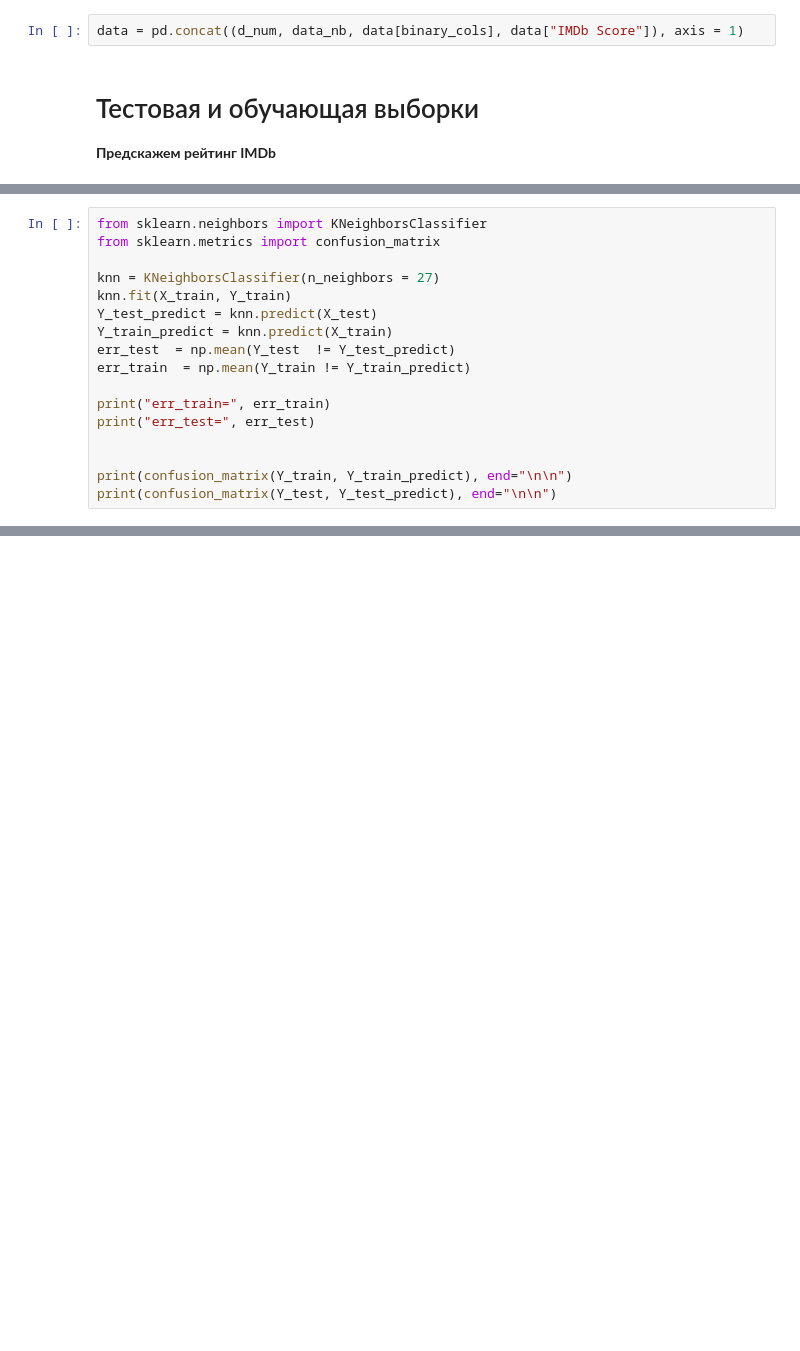
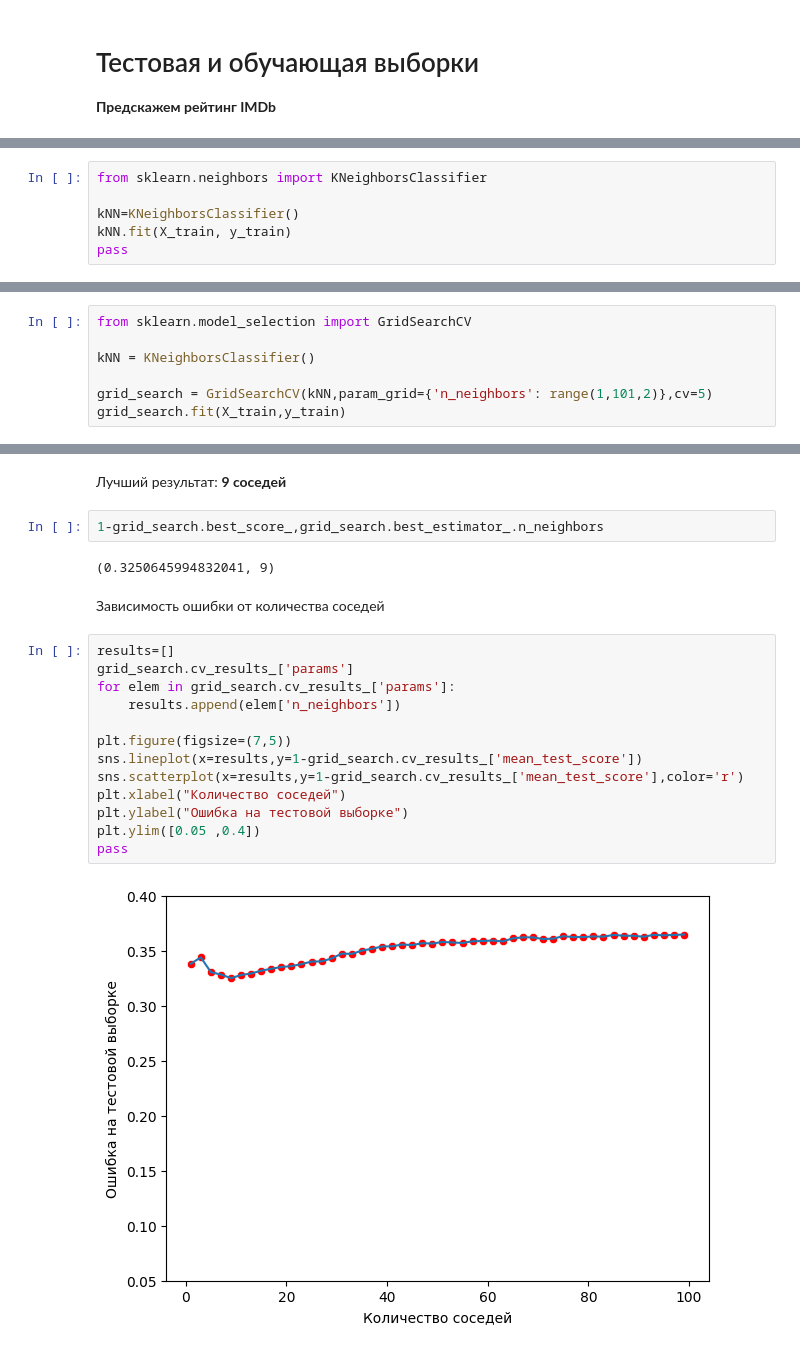
Before and after one commit to notnvm/ML-course, a Jupyter notebook: ml_start.ipynb, the cells around one changed output, grey strips where cells are left out. Saved outputs shown, nothing was run; the diff lists cells and outputs as text; blank space fills up the shorter version.

```diff
--- a/ml_start.ipynb
+++ b/ml_start.ipynb
@@ -313,5 +414,3 @@ d_num
-# %%
-data = pd.concat((d_num, data_nb, data[binary_cols], data["IMDb Score"]), axis = 1)
 # %% [markdown]
 # Тестовая и обучающая выборки
 **Предскажем рейтинг IMDb**
@@ -343,17 +435,0 @@ Y_train = Y_train.astype("int")
-# %%
-from sklearn.neighbors import KNeighborsClassifier
-from sklearn.metrics import confusion_matrix
-
-knn = KNeighborsClassifier(n_neighbors = 27)
-knn.fit(X_train, Y_train)
-Y_test_predict = knn.predict(X_test)
-Y_train_predict = knn.predict(X_train)
-err_test  = np.mean(Y_test  != Y_test_predict)
-err_train  = np.mean(Y_train != Y_train_predict)
-
-print("err_train=", err_train)
-print("err_test=", err_test)
-
-
-print(confusion_matrix(Y_train, Y_train_predict), end="\n\n")
-print(confusion_matrix(Y_test, Y_test_predict), end="\n\n")
@@ -359,0 +438,6 @@ print(confusion_matrix(Y_test, Y_test_predict), end="\n\n")
+# %%
+from sklearn.neighbors import KNeighborsClassifier
+
+kNN=KNeighborsClassifier()
+kNN.fit(X_train, y_train)
+pass
@@ -359,0 +455,7 @@ print(confusion_matrix(Y_test, Y_test_predict), end="\n\n")
+# %%
+from sklearn.model_selection import GridSearchCV
+
+kNN = KNeighborsClassifier()
+
+grid_search = GridSearchCV(kNN,param_grid={'n_neighbors': range(1,101,2)},cv=5)
+grid_search.fit(X_train,y_train)
@@ -359,0 +465,23 @@ print(confusion_matrix(Y_test, Y_test_predict), end="\n\n")
+# %% [markdown]
+Лучший результат: **9 соседей**
+# %%
+1-grid_search.best_score_,grid_search.best_estimator_.n_neighbors
+# %% [output]
+(0.3250645994832041, 9)
+# %% [markdown]
+Зависимость ошибки от количества соседей
+# %%
+results=[]
+grid_search.cv_results_['params']
+for elem in grid_search.cv_results_['params']:
+    results.append(elem['n_neighbors'])
+
+plt.figure(figsize=(7,5))
+sns.lineplot(x=results,y=1-grid_search.cv_results_['mean_test_score'])
+sns.scatterplot(x=results,y=1-grid_search.cv_results_['mean_test_score'],color='r')
+plt.xlabel("Количество соседей")
+plt.ylabel("Ошибка на тестовой выборке")
+plt.ylim([0.05 ,0.4])
+pass
+# %% [output]
+[figure, added]
```
Also changed, not shown: parts of 54 cells of this notebook.
